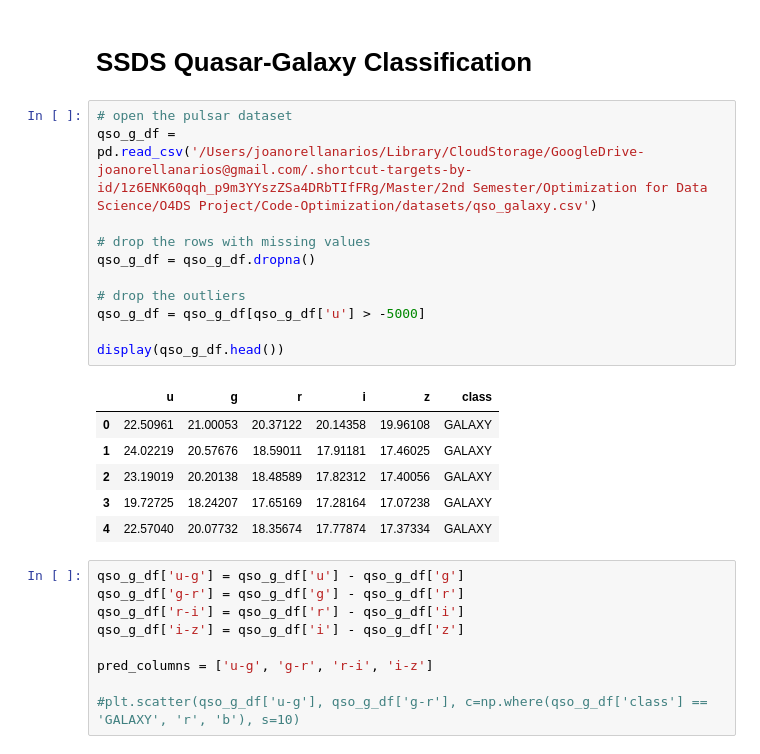
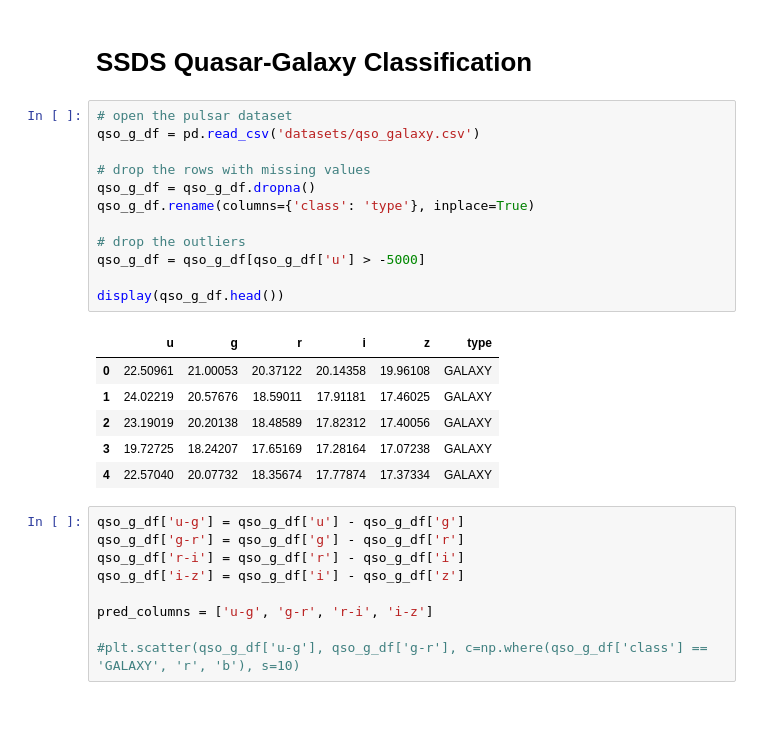
Before and after one commit to joanorePD/Astronomical_Anomaly_Detection_with_MEB, a Jupyter notebook: notebooks/meb.ipynb, the cells around one changed output. Cells and saved outputs as stored; diff of their text form; blank space fills up the shorter version.

```diff
--- a/notebooks/meb.ipynb
+++ b/notebooks/meb.ipynb
@@ -179,17 +183,18 @@ Core Set Size: 4
 # SSDS Quasar-Galaxy Classification
 # %%
 # open the pulsar dataset
-qso_g_df = pd.read_csv('/Users/joanorellanarios/Library/CloudStorage/GoogleDrive-joanorellanarios@gmail.com/.shortcut-targets-by-id/1z6ENK60qqh_p9m3YYszZSa4DRbTIfFRg/Master/2nd Semester/Optimization for Data Science/O4DS Project/Code-Optimization/datasets/qso_galaxy.csv')
+qso_g_df = pd.read_csv('datasets/qso_galaxy.csv')
 
 # drop the rows with missing values
 qso_g_df = qso_g_df.dropna()
+qso_g_df.rename(columns={'class': 'type'}, inplace=True)
 
 # drop the outliers
 qso_g_df = qso_g_df[qso_g_df['u'] > -5000]
 
 display(qso_g_df.head())
 # %% [output]
-|  | u | g | r | i | z | class |
+|  | u | g | r | i | z | type |
 | 0 | 22.50961 | 21.00053 | 20.37122 | 20.14358 | 19.96108 | GALAXY |
 | 1 | 24.02219 | 20.57676 | 18.59011 | 17.91181 | 17.46025 | GALAXY |
 | 2 | 23.19019 | 20.20138 | 18.48589 | 17.82312 | 17.40056 | GALAXY |
```
Also changed, not shown: parts of 13 cells of this notebook, 6 other files.
